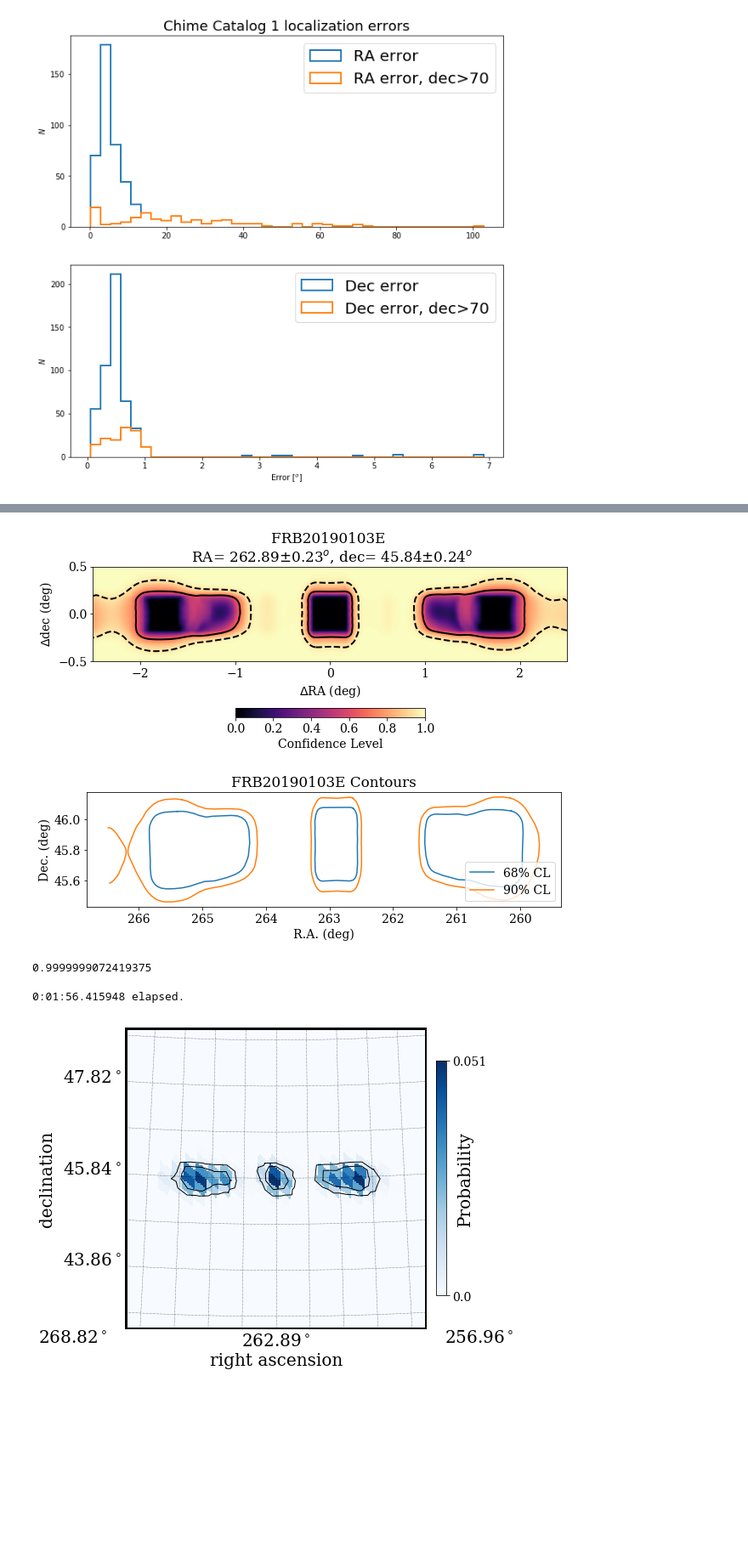
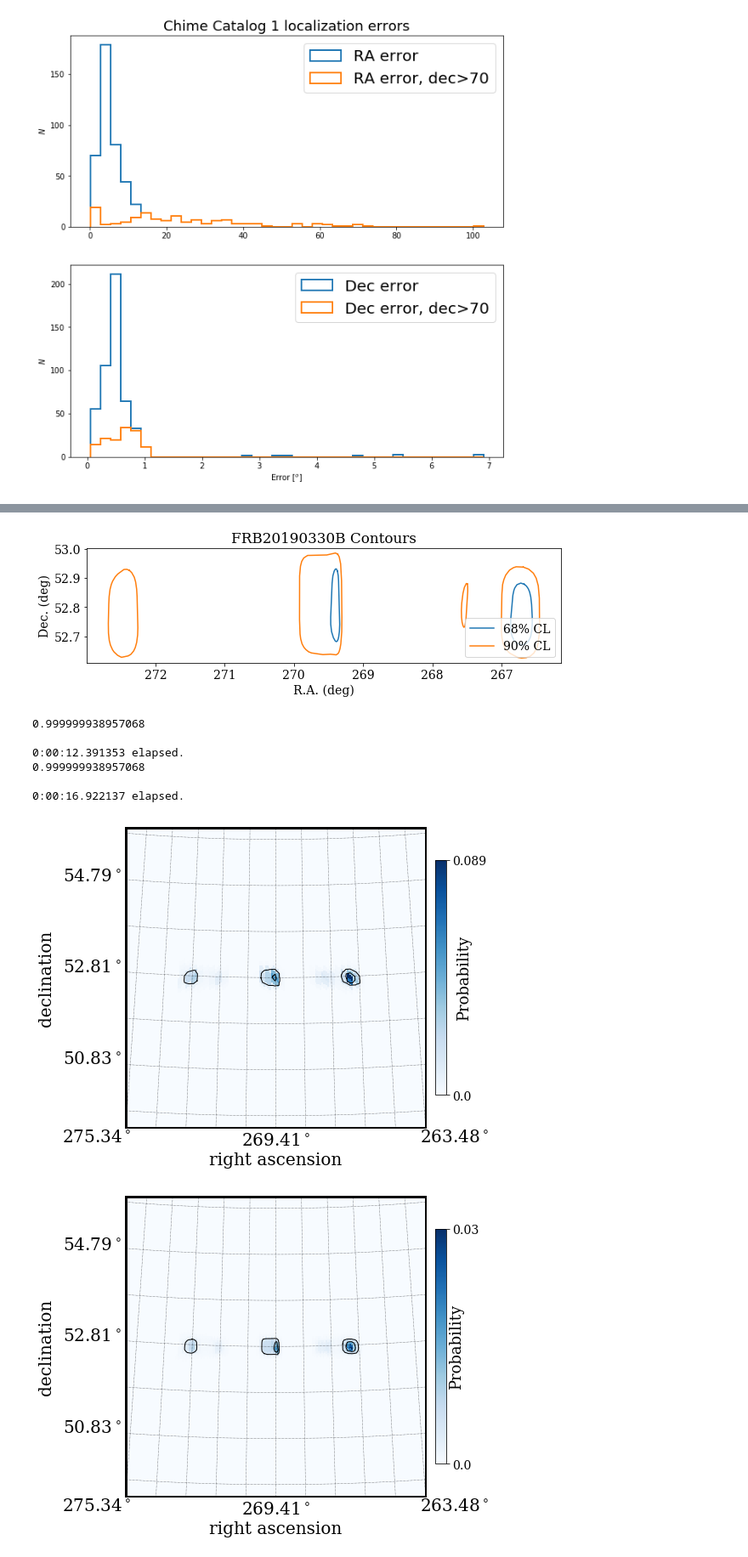
Before and after one commit to jessiethw/FRB, a Jupyter notebook: localizations.ipynb, the cells around one changed output, grey strips where cells are left out. Shown at 85% size. Cells and saved outputs as stored; diff of their text form; code cells hidden in the pictures; blank space fills up the shorter version.

```diff
--- a/localizations.ipynb
+++ b/localizations.ipynb
@@ -181,7 +181,7 @@ def plot_zoom(scan, ra, dec, levels=[0.90], title='', reso=3,
 
     if CL is not None:
         theta, phi = plot_contours_with_mask(CL, levels)
-    if contour_scan is None:
+    elif contour_scan is None:
         theta, phi = plot_contours(levels,scan)
     else:
         theta, phi = plot_contours(levels,contour_scan)
@@ -364,7 +364,7 @@ index=np.where(tns_name==np.asarray(new_localizations['tns_name']))[0][0]
 frb = dat_loc + tns_name+'_localization.h5'
 f = h5.File(frb, 'r')
 
-def make_healpix_mapping(f, new_nside=512):
+def make_healpix_mapping(f, new_nside=512, use_msk=True):
     ra = np.radians(f['/'].attrs['ra'])
     dec = np.radians(f['/'].attrs['dec'])
 
@@ -385,5 +385,10 @@ def make_healpix_mapping(f, new_nside=512):
     new_CL = hp.ud_grade(new_CL,
                 new_nside, order_in='NESTED', order_out='RING')
 
-    print(frb_probs.sum())
-    plot_zoom(frb_probs, ra, dec, reso=new_localizations['ra_unc'][index]/2, CL=new_CL)
+    print('Total map probability = %.6'%frb_probs.sum())
+    if use_msk==True:
+        plot_zoom(frb_probs, ra, dec, reso=new_localizations['ra_unc'][index]/2, CL=new_CL)
+    else:
+        plot_zoom(frb_probs, ra, dec, reso=new_localizations['ra_unc'][index]/2)
+
+#make_healpix_mapping(f, new_nside=256)
@@ -410,13 +431,18 @@ with(time('healpix map, %s, nside=1024'%samp_f[0][len(dat_loc):])):
 # %%
-f2=h5.File(samp_f[1],'r')
-show_localizations(f2)
+f2=h5.File(samp_f[2],'r')
+#show_localizations(f2)
 show_contours(f2)
-with(time('healpix map, %s, nside=256'%samp_f[1][len(dat_loc):])):
-    make_healpix_mapping(f2, new_nside=256)
+with(time('healpix map, %s, nside=512'%samp_f[2][len(dat_loc):])):
+    make_healpix_mapping(f2, new_nside=512)
+with(time('healpix map, %s, nside=1024'%samp_f[2][len(dat_loc):])):
+    make_healpix_mapping(f2, new_nside=1024)
 # %% [output]
-[figure, old version]
+[figure, new version]
+0.999999938957068
+
+0:00:12.391353 elapsed.
+0.999999938957068
+
+0:00:16.922137 elapsed.
-[figure, old version]
+[figure, new version]
-0.9999999072419375
-
-0:01:56.415948 elapsed.
-[figure, old version]
+[figure, new version]
```
Also changed, not shown: parts of 9 cells of this notebook.
